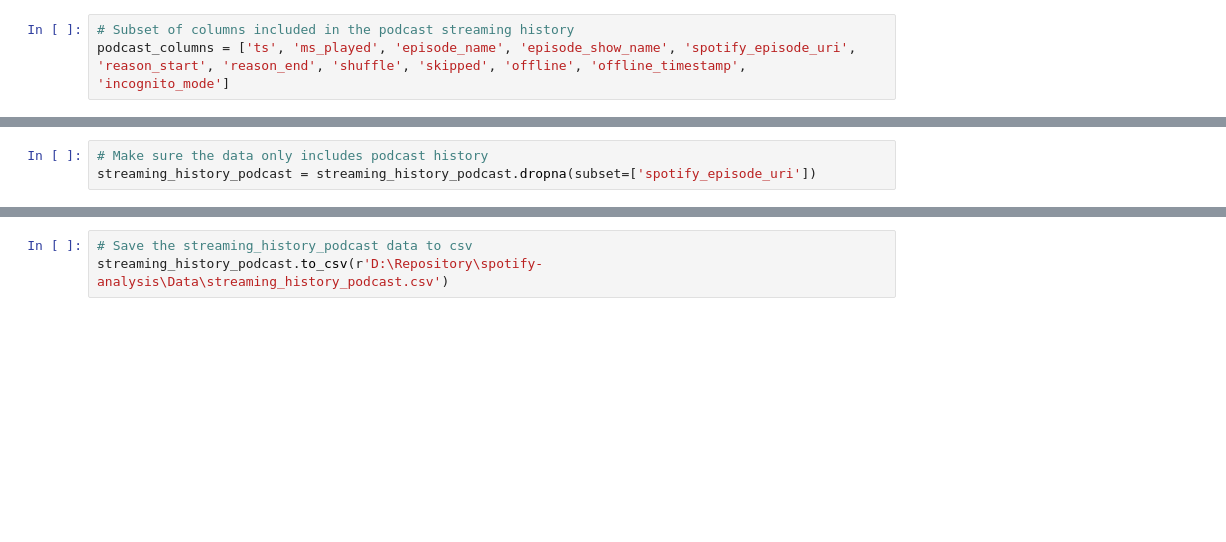
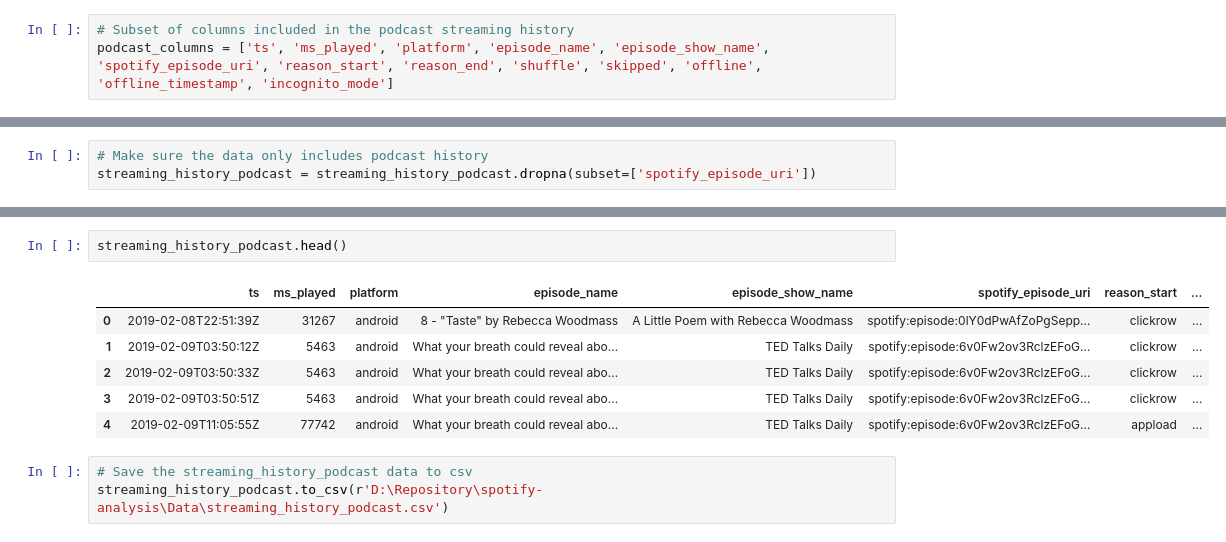
Before and after one commit to notesbyriza/music-preference-analysis, a Jupyter notebook: Notebook/data_preparation.ipynb, the cells around one changed output, grey strips where cells are left out. Saved outputs shown, nothing was run; the diff lists cells and outputs as text; blank space fills up the shorter version.

```diff
--- a/Notebook/data_preparation.ipynb
+++ b/Notebook/data_preparation.ipynb
@@ -152,7 +165,7 @@ dtypes: bool(3), int64(2), object(12)
 memory usage: 15.7+ MB
 # %%
 # Subset of columns included in the podcast streaming history
-podcast_columns = ['ts', 'ms_played', 'episode_name', 'episode_show_name', 'spotify_episode_uri', 'reason_start', 'reason_end', 'shuffle', 'skipped', 'offline', 'offline_timestamp', 'incognito_mode']
+podcast_columns = ['ts', 'ms_played', 'platform', 'episode_name', 'episode_show_name', 'spotify_episode_uri', 'reason_start', 'reason_end', 'shuffle', 'skipped', 'offline', 'offline_timestamp', 'incognito_mode']
 # %%
 # Create a new dataframe
 streaming_history_podcast = streaming_history_audio[podcast_columns].copy()
@@ -206,3 +221,12 @@ memory usage: 194.8+ KB
+# %%
+streaming_history_podcast.head()
+# %% [output]
+|  | ts | ms_played | platform | episode_name | episode_show_name | spotify_episode_uri | reason_start | ... |
+| 0 | 2019-02-08T22:51:39Z | 31267 | android | 8 - "Taste" by Rebecca Woodmass | A Little Poem with Rebecca Woodmass | spotify:episode:0lY0dPwAfZoPgSepp... | clickrow | ... |
+| 1 | 2019-02-09T03:50:12Z | 5463 | android | What your breath could reveal abo... | TED Talks Daily | spotify:episode:6v0Fw2ov3RclzEFoG... | clickrow | ... |
+| 2 | 2019-02-09T03:50:33Z | 5463 | android | What your breath could reveal abo... | TED Talks Daily | spotify:episode:6v0Fw2ov3RclzEFoG... | clickrow | ... |
+| 3 | 2019-02-09T03:50:51Z | 5463 | android | What your breath could reveal abo... | TED Talks Daily | spotify:episode:6v0Fw2ov3RclzEFoG... | clickrow | ... |
+| 4 | 2019-02-09T11:05:55Z | 77742 | android | What your breath could reveal abo... | TED Talks Daily | spotify:episode:6v0Fw2ov3RclzEFoG... | appload | ... |
 # %%
 # Save the streaming_history_podcast data to csv
 streaming_history_podcast.to_csv(r'D:\Repository\spotify-analysis\Data\streaming_history_podcast.csv')
```
Also changed, not shown: parts of 9 cells of this notebook.
